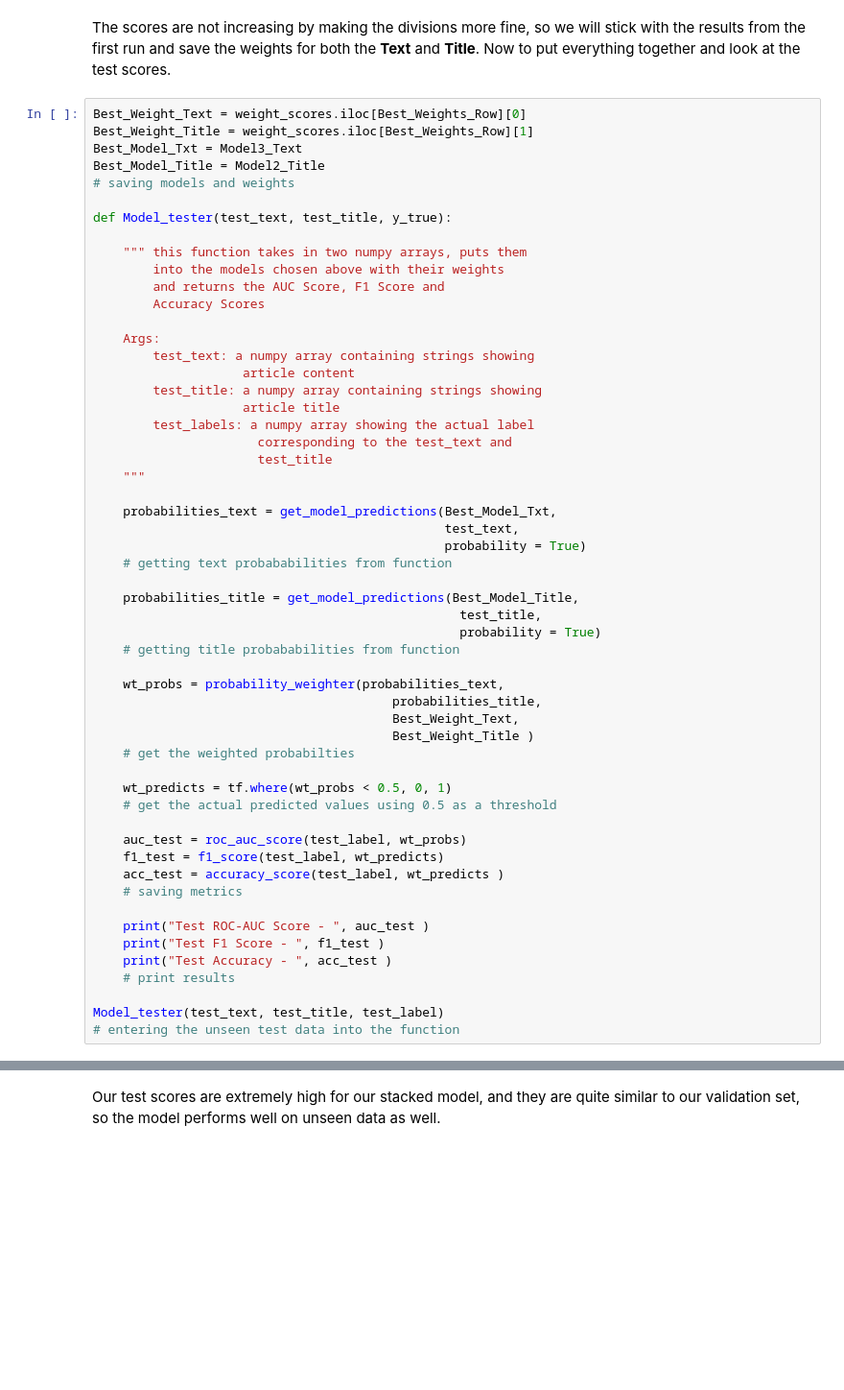
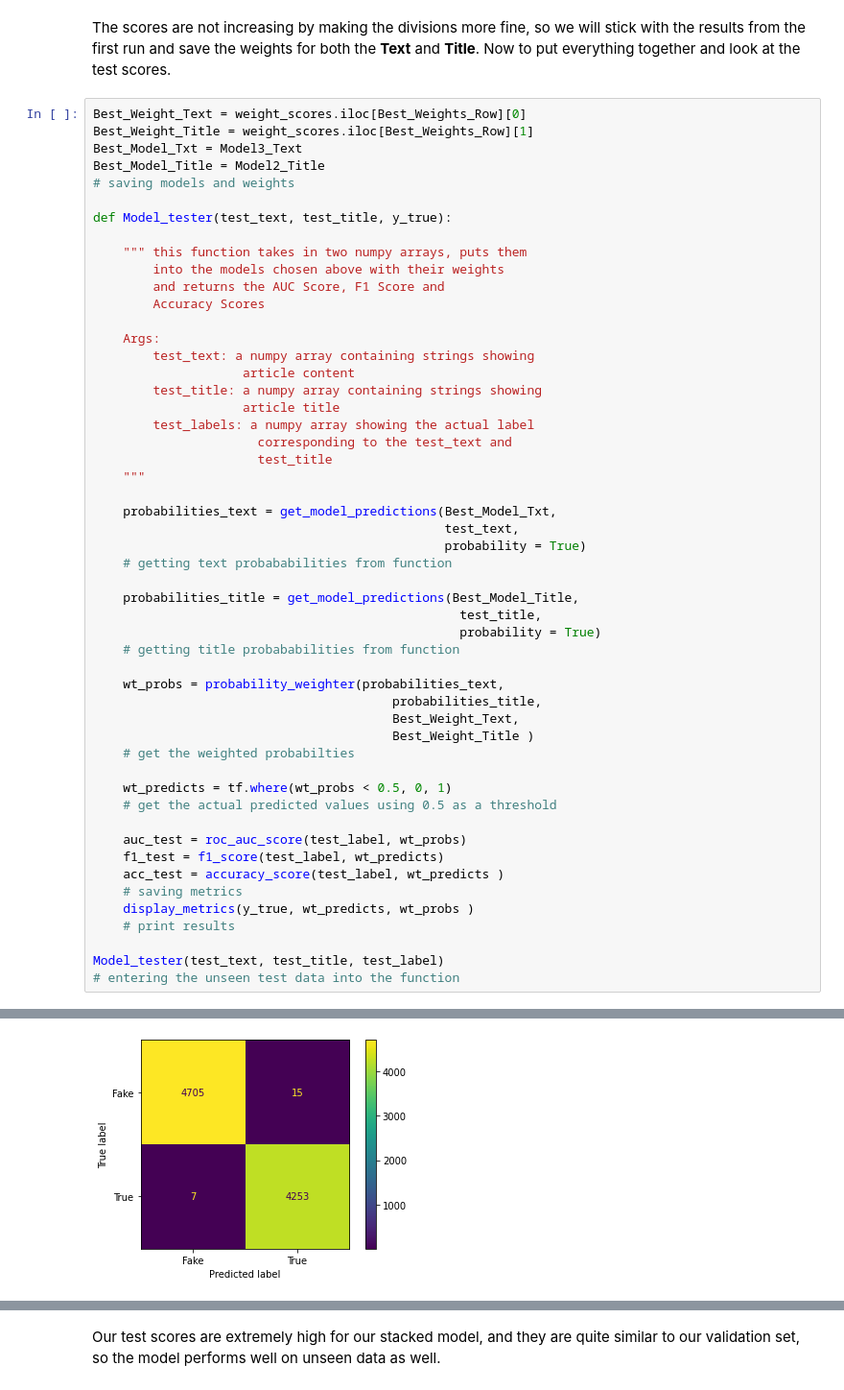
Before and after one commit to EdwardMMiller/Data-Mining-Project---Fall-2022, a Jupyter notebook: News_Classifier_COLAB.ipynb, the cells around one changed output, grey strips where cells are left out. Shown at 96% size. Drawn from its saved outputs; the diff is of its cells as text; blank space fills up the shorter version.

```diff
--- a/News_Classifier_COLAB.ipynb
+++ b/News_Classifier_COLAB.ipynb
@@ -1373,10 +1373,7 @@ def Model_tester(test_text, test_title, y_true):
     f1_test = f1_score(test_label, wt_predicts)
     acc_test = accuracy_score(test_label, wt_predicts )
     # saving metrics
-
-    print("Test ROC-AUC Score - ", auc_test )
-    print("Test F1 Score - ", f1_test )
-    print("Test Accuracy - ", acc_test )
+    display_metrics(y_true, wt_predicts, wt_probs )
     # print results
 
 Model_tester(test_text, test_title, test_label)
@@ -1384,0 +1388 @@ Model_tester(test_text, test_title, test_label)
+[figure, added]
```
Also changed, not shown: parts of 17 cells of this notebook.
